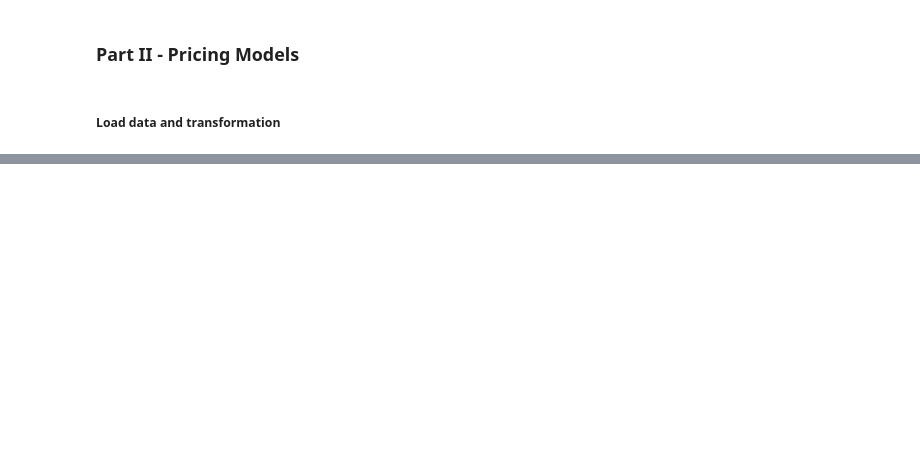
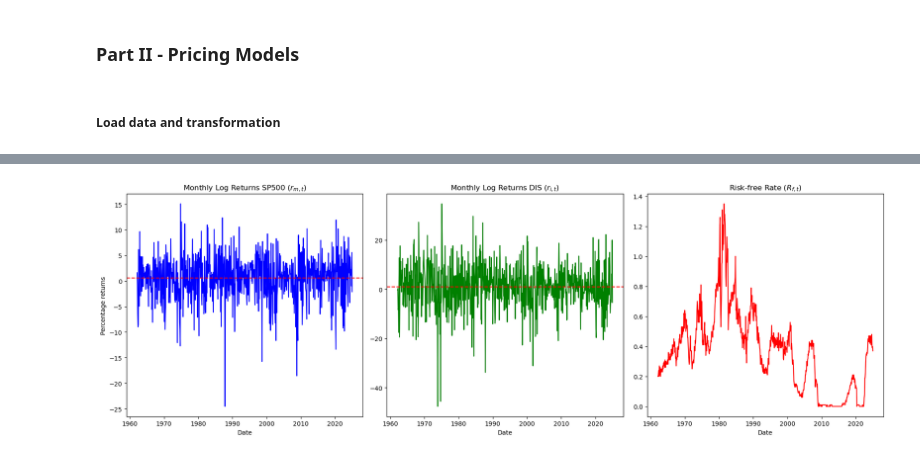
Before and after one commit to VitalityMigo/quant627_finec, a Jupyter notebook: notebook.ipynb, the cells around one changed output, grey strips where cells are left out. Cells and saved outputs as stored; diff of their text form; code cells hidden in the pictures; blank space fills up the shorter version.

```diff
--- a/notebook.ipynb
+++ b/notebook.ipynb
@@ -1560,0 +1573,3 @@ FF.head(10)
+# %%
+# Rename dictionary stock return (Part I) for clarity and distinction
+stock_rt = rt
@@ -1560,0 +1685,10 @@ FF.head(10)
+# %%
+# Date range
+ts_start_date = pd.to_datetime('1961-01-02')
+ts_end_date = pd.to_datetime('2024-12-31')
+
+# Filter based on the date range
+rt_fct_m = rt_fct_monthly_all.loc[ts_start_date:ts_end_date]
+zt_fct_m = zt_fct_monthly_all.loc[ts_start_date:ts_end_date]
+
+zt_fct_m.head()
@@ -1560,0 +1703,31 @@ FF.head(10)
+# %%
+# Create a plot summary of ticker, SP500, and RF return
+
+# Transform date range for time series plotting
+dates_monthly = rt_fct_m.index.to_timestamp(how='end')
+
+# Define plot
+fig, axs = plt.subplots(1, 3, figsize=(18, 6))
+
+# SP500
+axs[0].plot(dates_monthly, rt_fct_m['SP500'], linestyle='-', marker='', color='blue')
+axs[0].set_xlabel('Date')
+axs[0].set_ylabel('Percentage returns')
+axs[0].set_title('Monthly Log Returns SP500 ($r_{m,t}$)')
+axs[0].axhline(y=rt_fct_m['SP500'].mean(), color="red",linestyle='dashed', linewidth=1.5)
+
+# Ticker
+axs[1].plot(dates_monthly, rt_fct_m[TICKER], linestyle='-', marker='', color='green')
+axs[1].set_xlabel('Date')
+axs[1].set_title(f'Monthly Log Returns {TICKER} ($r_{{i,t}}$)')
+axs[1].axhline(y=rt_fct_m[TICKER].mean(), color="red",linestyle='dashed', linewidth=1.5)
+
+# Risk-free Rate
+axs[2].plot(dates_monthly, rt_fct_m['RF'], linestyle='-', marker='', color='red')
+axs[2].set_xlabel('Date')
+axs[2].set_title('Risk-free Rate ($R_{f,t}$)')
+
+plt.tight_layout()
+plt.show()
+# %% [output]
+[figure, added]
```
Also changed, not shown: parts of 57 cells of this notebook.
